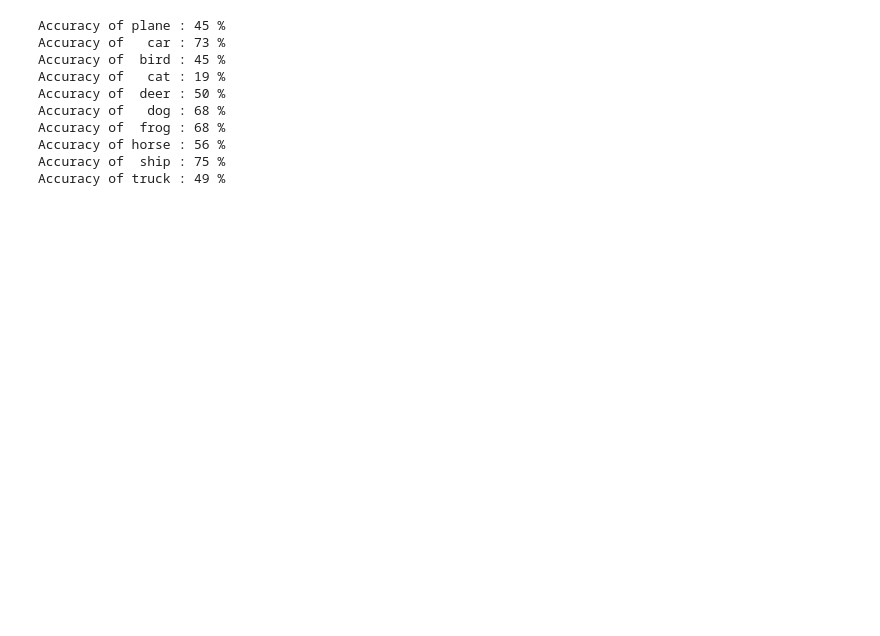
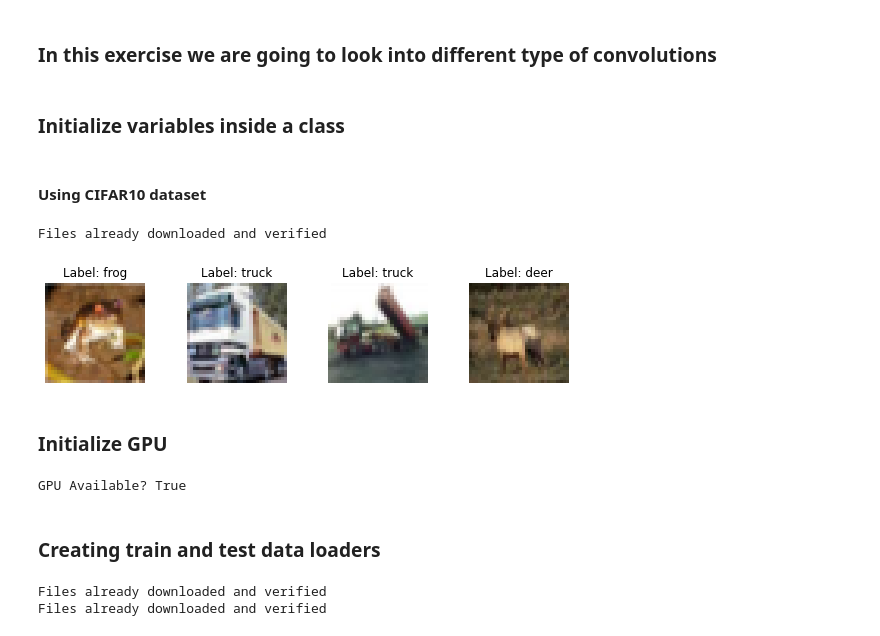
Before and after one commit to sarvan0506/EVA5-Vision-Squad, a Jupyter notebook: S7/Types of Convolutions.ipynb, the cells around one changed output. Saved outputs shown, nothing was run; the diff lists cells and outputs as text; code cells hidden in the pictures; blank space fills up the shorter version.

```diff
--- a/S7/Types of Convolutions.ipynb
+++ b/S7/Types of Convolutions.ipynb
@@ -208,29 +1,2 @@ not perform well:
-# %%
-class_correct = list(0. for i in range(10))
-class_total = list(0. for i in range(10))
-with torch.no_grad():
-    for data in testloader:
-        images, labels = data
-        outputs = net(images)
-        _, predicted = torch.max(outputs, 1)
-        c = (predicted == labels).squeeze()
-        for i in range(4):
-            label = labels[i]
-            class_correct[label] += c[i].item()
-            class_total[label] += 1
-
-
-for i in range(10):
-    print('Accuracy of %5s : %2d %%' % (
-        classes[i], 100 * class_correct[i] / class_total[i]))
-# %% [output]
-Accuracy of plane : 45 %
-Accuracy of   car : 73 %
-Accuracy of  bird : 45 %
-Accuracy of   cat : 19 %
-Accuracy of  deer : 50 %
-Accuracy of   dog : 68 %
-Accuracy of  frog : 68 %
-Accuracy of horse : 56 %
-Accuracy of  ship : 75 %
-Accuracy of truck : 49 %
+# %% [markdown]
+### In this exercise we are going to look into different type of convolutions
@@ -236,0 +18,2 @@ Accuracy of truck : 49 %
+# %% [markdown]
+### Initialize variables inside a class
@@ -236,0 +40,47 @@ Accuracy of truck : 49 %
+# %% [markdown]
+#### Using CIFAR10 dataset
+# %%
+# Download data
+cifar_dataset = download_cifar10()
+classes = cifar10_classes()
+sample_data, sample_targets = cifar_dataset.data, cifar_dataset.targets
+
+# Get image size
+image_size = np.transpose(sample_data[0], (2, 0, 1)).shape
+
+# Set number of images to display
+num_images = 4
+
+# Display images with labels
+fig, axs = plt.subplots(1, 4, figsize=(8, 8))
+fig.tight_layout()
+
+for i in range(num_images):
+    axs[i].axis('off')
+    axs[i].set_title(f'Label: {classes[sample_targets[i]]}')
+    axs[i].imshow(sample_data[i])
+# %% [output]
+Files already downloaded and verified
+[figure, added]
+# %% [markdown]
+### Initialize GPU
+# %%
+# Initialize CUDA and set random seed
+cuda, device = initialize_cuda(Args.random_seed)
+# %% [output]
+GPU Available? True
+# %% [markdown]
+### Creating train and test data loaders
+# %%
+# Create train data loader
+train_loader = cifar10_dataset(
+    Args.train_batch_size, cuda, Args.num_workers, train=True
+)
+
+# Create val data loader
+val_loader = cifar10_dataset(
+    Args.val_batch_size, cuda, Args.num_workers, train=False
+)
+# %% [output]
+Files already downloaded and verified
+Files already downloaded and verified
```
Also changed, not shown: parts of 35 cells of this notebook, 41 other files.
